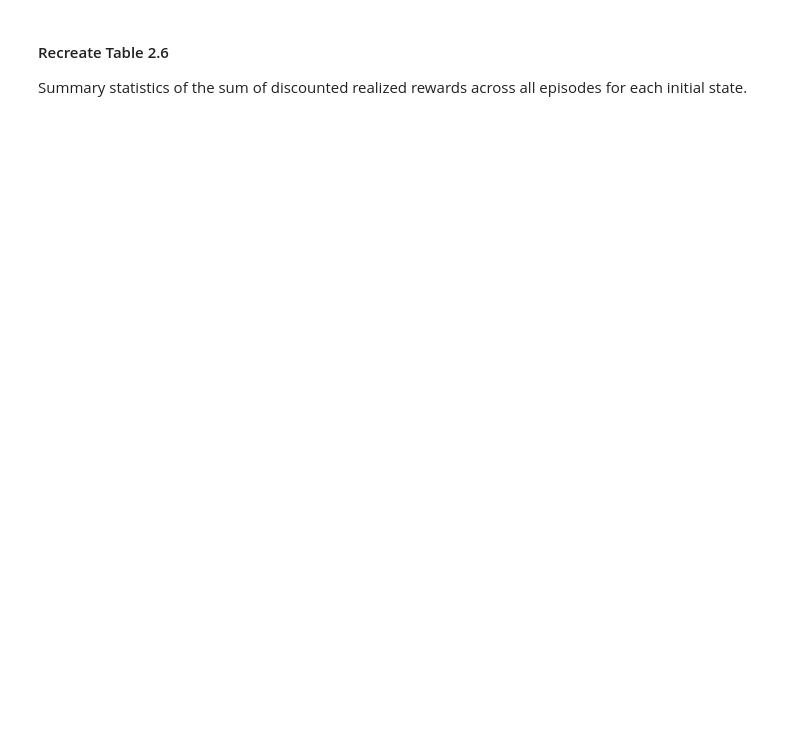
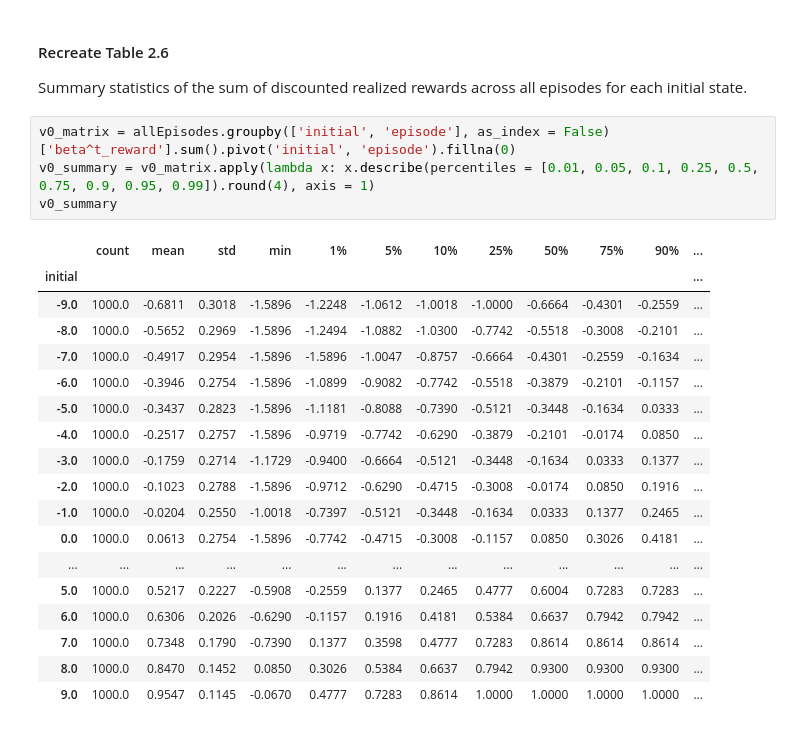
Before and after one commit to jackmurray1/uchicago, a Jupyter notebook: Reinforcement Learning/RL_Assignment 1_Jack Murray.ipynb, the cells around one changed output. Saved outputs shown, nothing was run; the diff lists cells and outputs as text; blank space fills up the shorter version.

```diff
--- a/Reinforcement Learning/RL_Assignment 1_Jack Murray.ipynb
+++ b/Reinforcement Learning/RL_Assignment 1_Jack Murray.ipynb
@@ -306,4 +305,27 @@ allEpisodes
 #### Recreate Table 2.6
 
 Summary statistics of the sum of discounted realized rewards across all episodes for each initial state.
+# %%
+v0_matrix = allEpisodes.groupby(['initial', 'episode'], as_index = False)['beta^t_reward'].sum().pivot('initial', 'episode').fillna(0)
+v0_summary = v0_matrix.apply(lambda x: x.describe(percentiles = [0.01, 0.05, 0.1, 0.25, 0.5, 0.75, 0.9, 0.95, 0.99]).round(4), axis = 1)
+v0_summary
+# %% [output]
+|  | count | mean | std | min | 1% | 5% | 10% | 25% | 50% | 75% | 90% | ... |
+| initial |  |  |  |  |  |  |  |  |  |  |  | ... |
+| -9.0 | 1000.0 | -0.6811 | 0.3018 | -1.5896 | -1.2248 | -1.0612 | -1.0018 | -1.0000 | -0.6664 | -0.4301 | -0.2559 | ... |
+| -8.0 | 1000.0 | -0.5652 | 0.2969 | -1.5896 | -1.2494 | -1.0882 | -1.0300 | -0.7742 | -0.5518 | -0.3008 | -0.2101 | ... |
+| -7.0 | 1000.0 | -0.4917 | 0.2954 | -1.5896 | -1.5896 | -1.0047 | -0.8757 | -0.6664 | -0.4301 | -0.2559 | -0.1634 | ... |
+| -6.0 | 1000.0 | -0.3946 | 0.2754 | -1.5896 | -1.0899 | -0.9082 | -0.7742 | -0.5518 | -0.3879 | -0.2101 | -0.1157 | ... |
+| -5.0 | 1000.0 | -0.3437 | 0.2823 | -1.5896 | -1.1181 | -0.8088 | -0.7390 | -0.5121 | -0.3448 | -0.1634 | 0.0333 | ... |
+| -4.0 | 1000.0 | -0.2517 | 0.2757 | -1.5896 | -0.9719 | -0.7742 | -0.6290 | -0.3879 | -0.2101 | -0.0174 | 0.0850 | ... |
+| -3.0 | 1000.0 | -0.1759 | 0.2714 | -1.1729 | -0.9400 | -0.6664 | -0.5121 | -0.3448 | -0.1634 | 0.0333 | 0.1377 | ... |
+| -2.0 | 1000.0 | -0.1023 | 0.2788 | -1.5896 | -0.9712 | -0.6290 | -0.4715 | -0.3008 | -0.0174 | 0.0850 | 0.1916 | ... |
+| -1.0 | 1000.0 | -0.0204 | 0.2550 | -1.0018 | -0.7397 | -0.5121 | -0.3448 | -0.1634 | 0.0333 | 0.1377 | 0.2465 | ... |
+| 0.0 | 1000.0 | 0.0613 | 0.2754 | -1.5896 | -0.7742 | -0.4715 | -0.3008 | -0.1157 | 0.0850 | 0.3026 | 0.4181 | ... |
+| ... | ... | ... | ... | ... | ... | ... | ... | ... | ... | ... | ... | ... |
+| 5.0 | 1000.0 | 0.5217 | 0.2227 | -0.5908 | -0.2559 | 0.1377 | 0.2465 | 0.4777 | 0.6004 | 0.7283 | 0.7283 | ... |
+| 6.0 | 1000.0 | 0.6306 | 0.2026 | -0.6290 | -0.1157 | 0.1916 | 0.4181 | 0.5384 | 0.6637 | 0.7942 | 0.7942 | ... |
+| 7.0 | 1000.0 | 0.7348 | 0.1790 | -0.7390 | 0.1377 | 0.3598 | 0.4777 | 0.7283 | 0.8614 | 0.8614 | 0.8614 | ... |
+| 8.0 | 1000.0 | 0.8470 | 0.1452 | 0.0850 | 0.3026 | 0.5384 | 0.6637 | 0.7942 | 0.9300 | 0.9300 | 0.9300 | ... |
+| 9.0 | 1000.0 | 0.9547 | 0.1145 | -0.0670 | 0.4777 | 0.7283 | 0.8614 | 1.0000 | 1.0000 | 1.0000 | 1.0000 | ... |
 # %%
```
Also changed, not shown: parts of 11 cells of this notebook.
